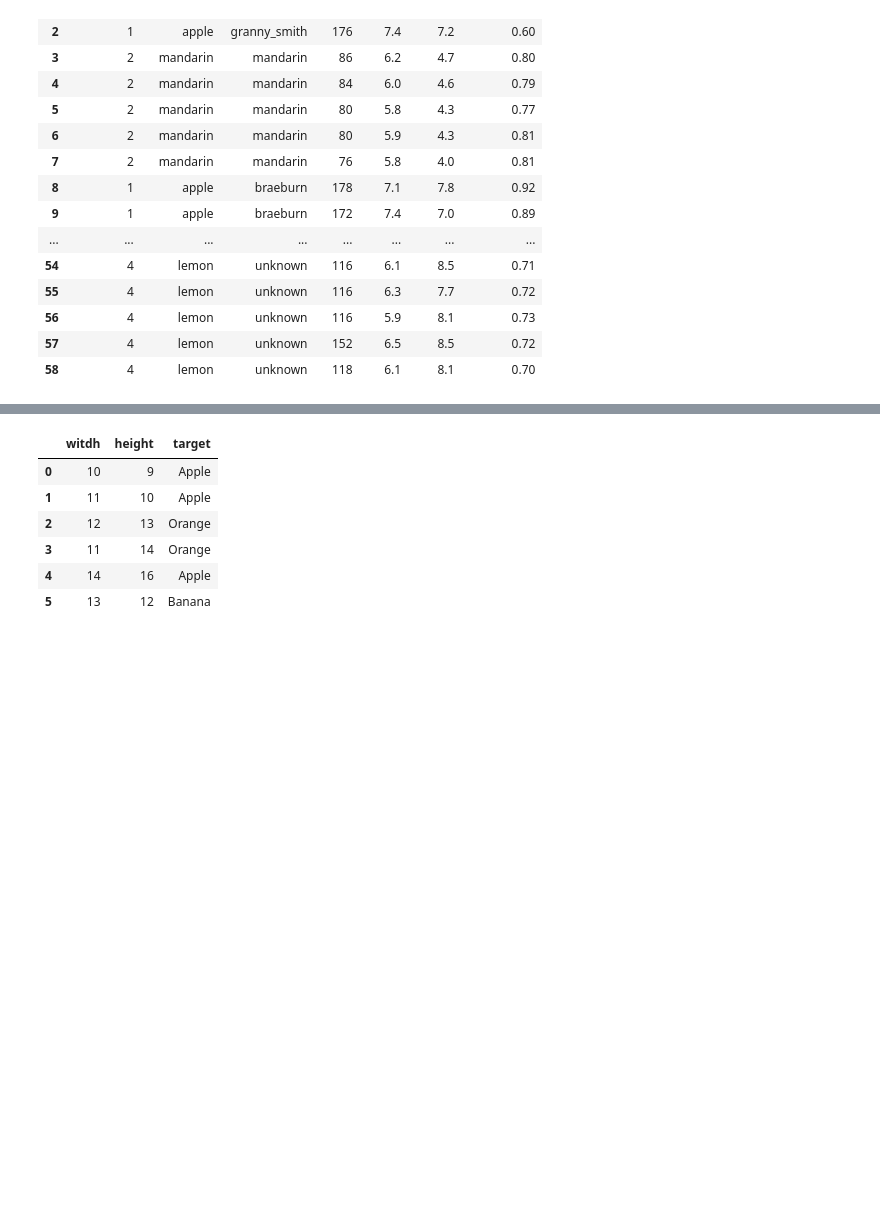
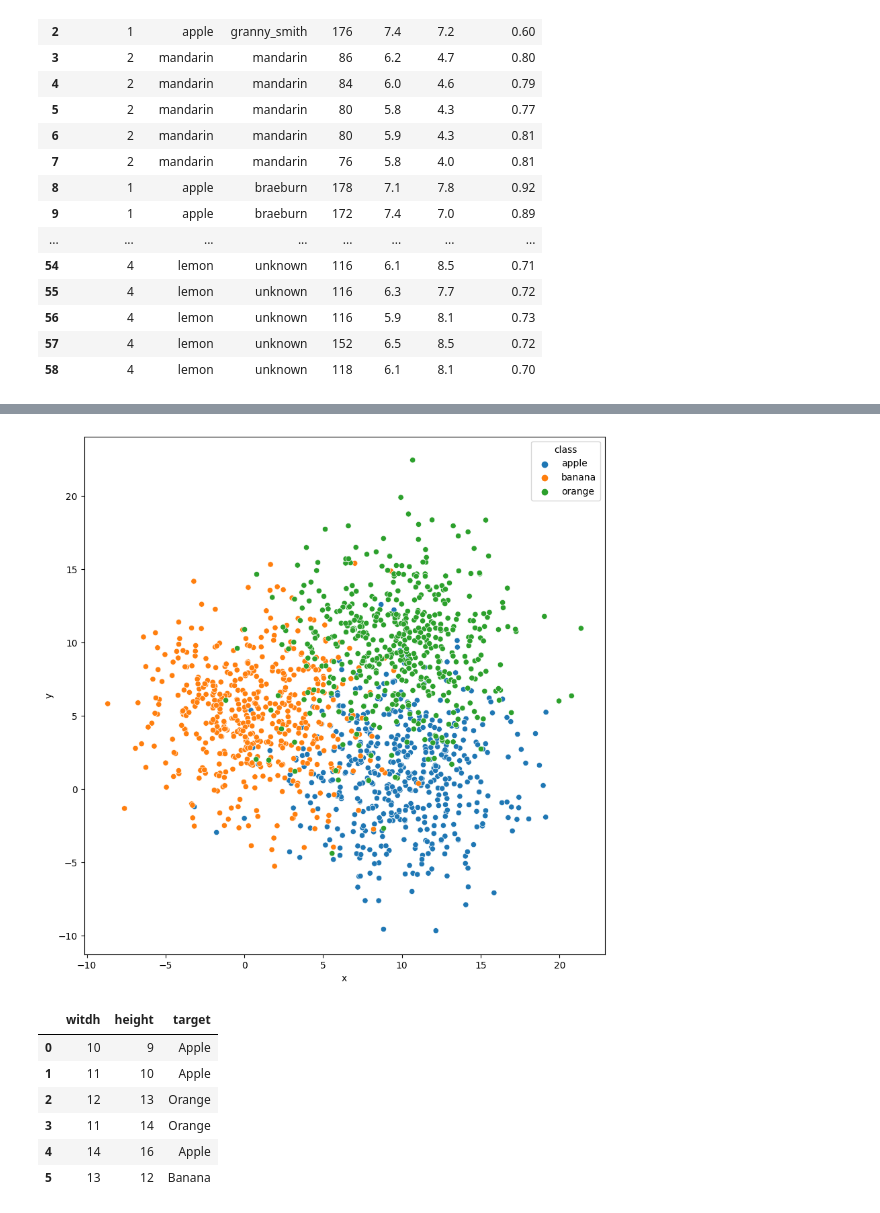
Before and after one commit to ghosh-vishnu/Machine-Learning, a Jupyter notebook: Day_01.ipynb, the cells around one changed output, grey strips where cells are left out. Saved outputs shown, nothing was run; the diff lists cells and outputs as text; code cells hidden in the pictures; blank space fills up the shorter version.

```diff
--- a/Day_01.ipynb
+++ b/Day_01.ipynb
@@ -352,3 +567,9 @@ df2
+# %%
+plt.figure(figsize=(10,10))
+sn.scatterplot(x=df3.iloc[:,0],y=df3.iloc[:,1],hue=df3['class'])
+plt.show()
+# %% [output]
+[figure, added]
 # %%
 import pandas as pd
 df=pd.DataFrame({"witdh":[10,11,12,11,14,13],
```
Also changed, not shown: parts of 37 cells of this notebook, 4 other files.
